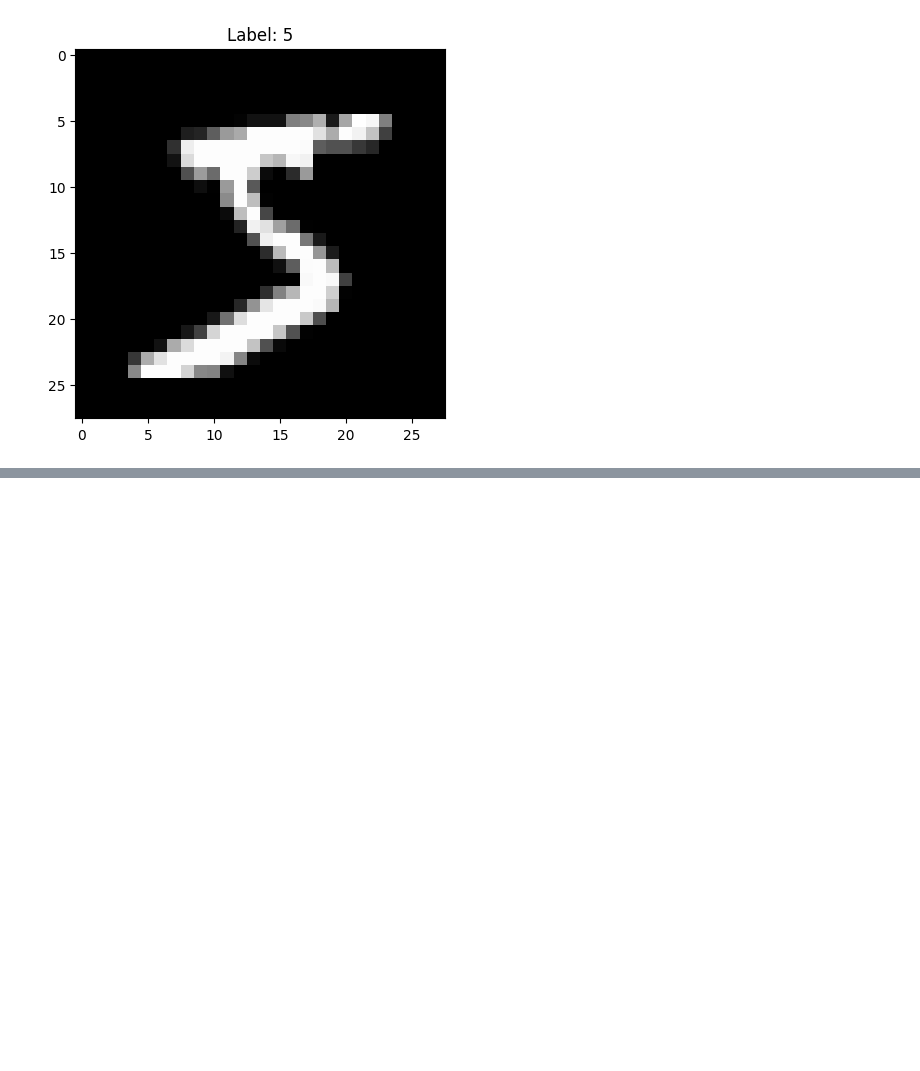
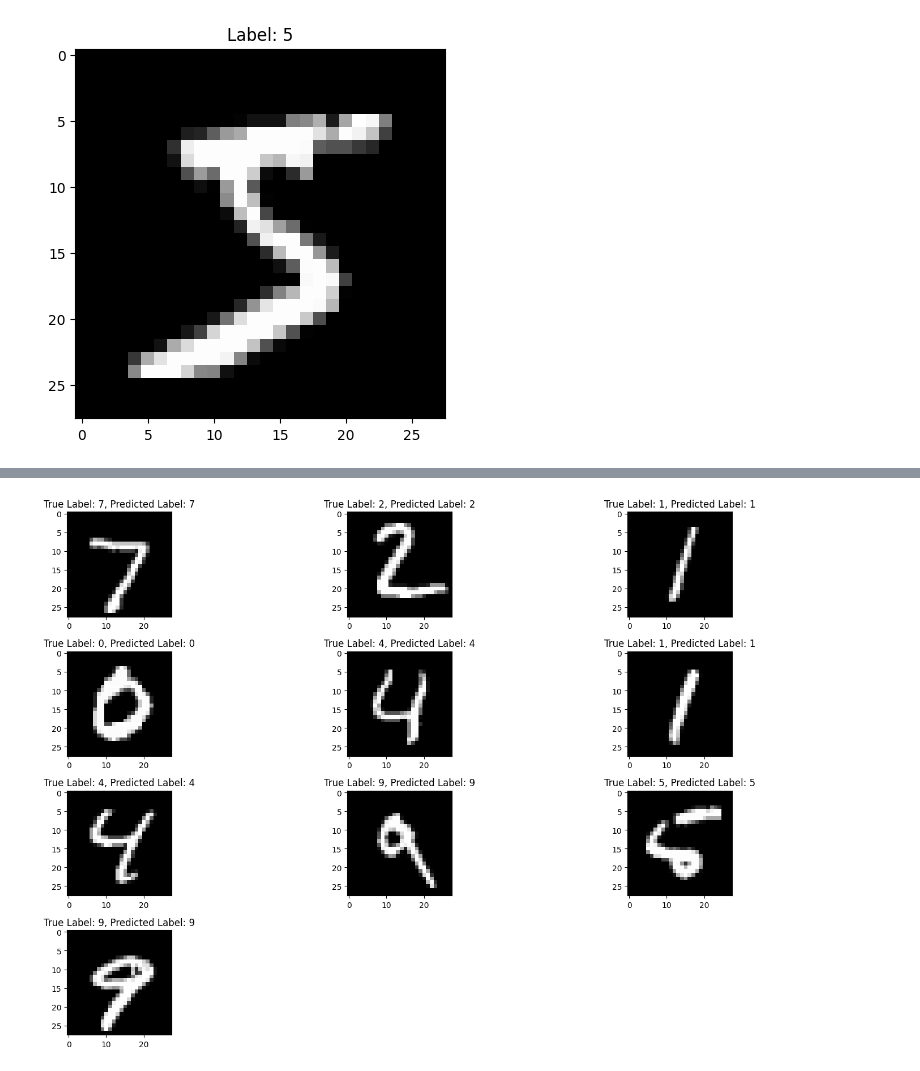
Before and after one commit to hashirahmad806/Machine_Deep_Learning_Tasks, a Jupyter notebook: Handwritten Digit Classifier_Projects/Handwritten_Digit_Classifier.ipynb, the cells around one changed output, grey strips where cells are left out. Drawn from its saved outputs; the diff is of its cells as text; code cells hidden in the pictures; blank space fills up the shorter version.

```diff
--- a/Handwritten Digit Classifier_Projects/Handwritten_Digit_Classifier.ipynb
+++ b/Handwritten Digit Classifier_Projects/Handwritten_Digit_Classifier.ipynb
@@ -45,0 +227,15 @@ Text(0.5, 1.0, 'Label: 5')
+# %%
+plt.figure(figsize=(15, 10))
+
+for index in range(10):
+    prediction = model.predict(x_test[index].reshape(1, 28, 28, 1))
+    predicted_labels = np.argmax(prediction)
+
+    plt.subplot(4, 3, index + 1)
+    plt.imshow(x_test[index].reshape(28, 28), cmap='gray')
+    plt.tight_layout()
+    plt.title(
+        f"True Label: {y_test[index]}, Predicted Label: {predicted_labels}")
+
+    print("Predicted digit:", predicted_labels)
+# %% [output]
@@ -45,0 +262 @@ Text(0.5, 1.0, 'Label: 5')
+[figure, added]
```
Also changed, not shown: parts of 25 cells of this notebook.
